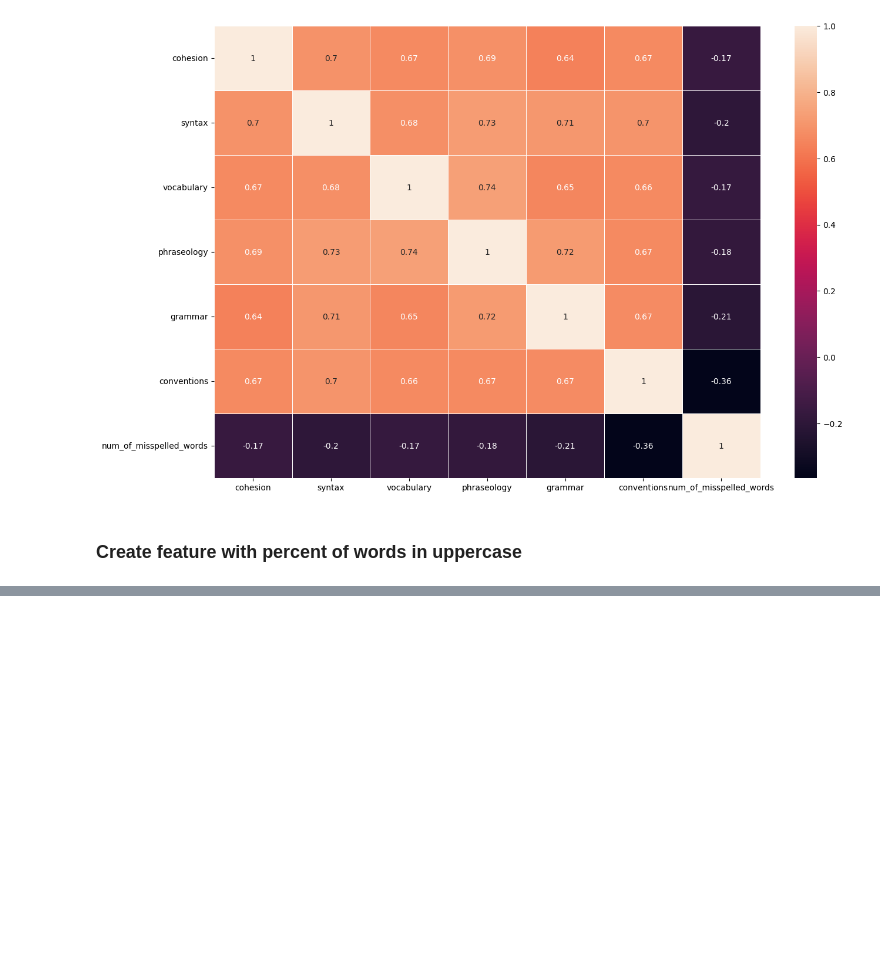
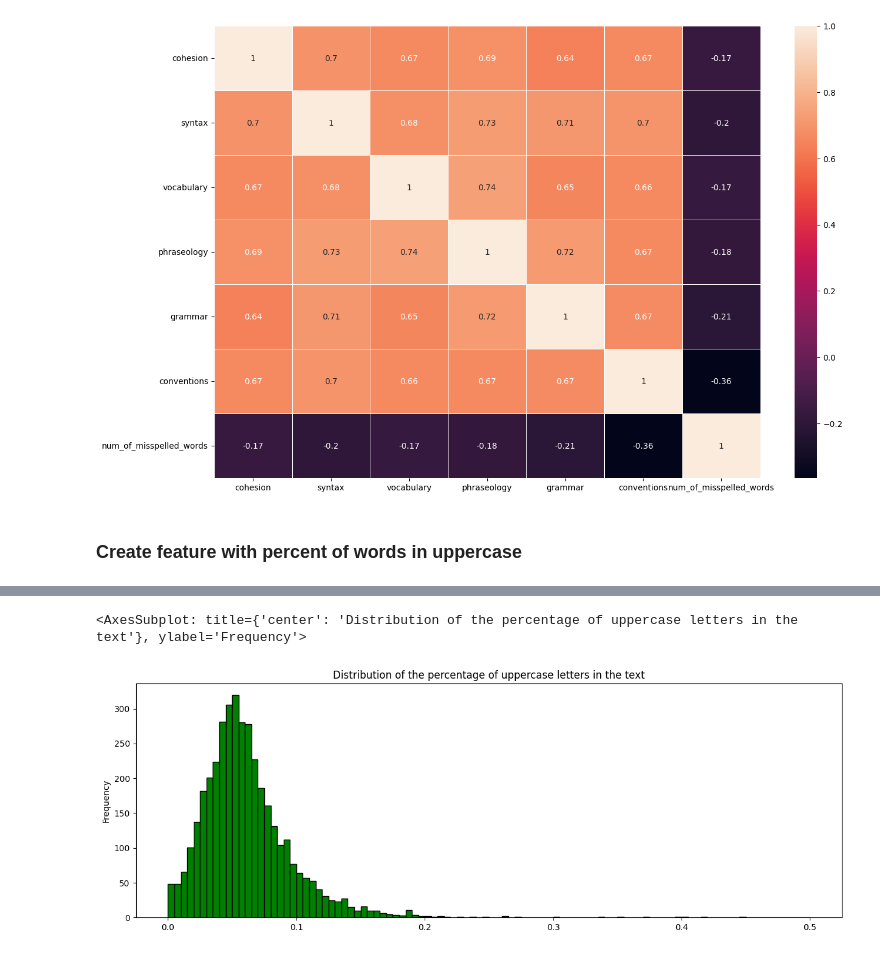
Before and after one commit to KubiakJakub01/Feedback-Prize-ELL, a Jupyter notebook: src/notebooks/research_features.ipynb, the cells around one changed output, grey strips where cells are left out. Drawn from its saved outputs; the diff is of its cells as text; code cells hidden in the pictures; blank space fills up the shorter version.

Commit message:
Plot distribution of percentage of uppercase words

```diff
--- a/src/notebooks/research_features.ipynb
+++ b/src/notebooks/research_features.ipynb
@@ -246,3 +246,19 @@ train_df.head()
 | 2 | 00299B378633 | Dear, Principal\n\nIf u change th... | 3.0 | 3.5 | 3.0 | 3.0 | 3.0 | 2.5 | ... |
 | 3 | 003885A45F42 | The best time in life is when you... | 4.5 | 4.5 | 4.5 | 4.5 | 4.0 | 5.0 | ... |
 | 4 | 0049B1DF5CCC | Small act of kindness can impact ... | 2.5 | 3.0 | 3.0 | 3.0 | 2.5 | 2.5 | ... |
+# %%
+# Plot the distribution of the percentage of uppercase letters in the text
+train_df[percent_of_uppercase].plot(
+    kind="hist",
+    figsize=(15, 5),
+    bins=100,
+    range=(0, 0.5),
+    title="Distribution of the percentage of uppercase letters in the text",
+    color="green",
+    edgecolor="black",
+    xlabel="Percentage of uppercase letters",
+    ylabel="Frequency",
+)
+# %% [output]
+<AxesSubplot: title={'center': 'Distribution of the percentage of uppercase letters in the text'}, ylabel='Frequency'>
+[figure, added]
```
